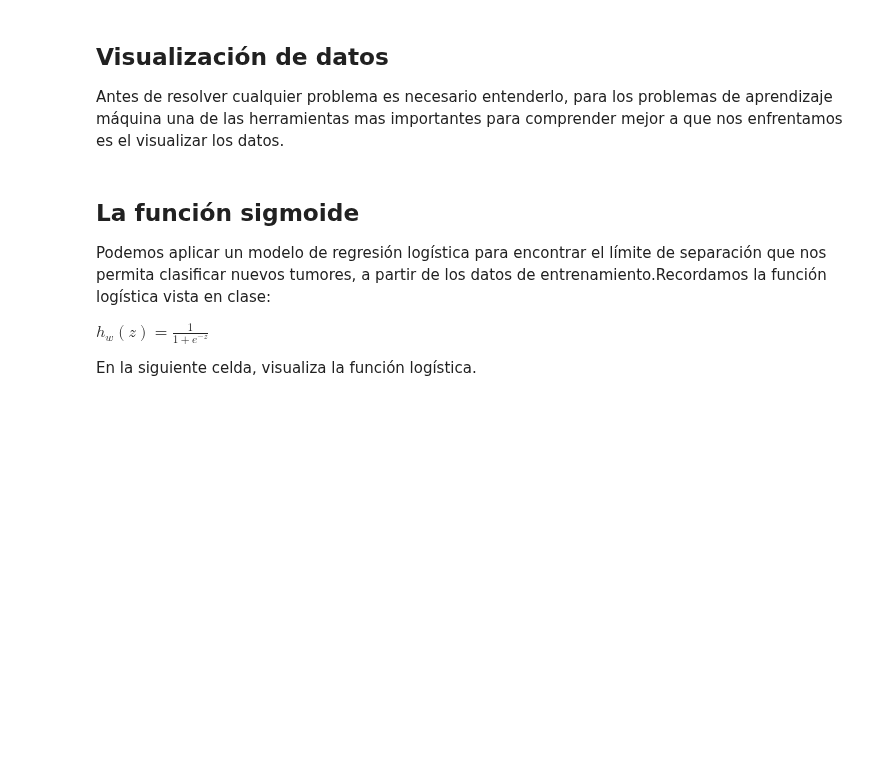
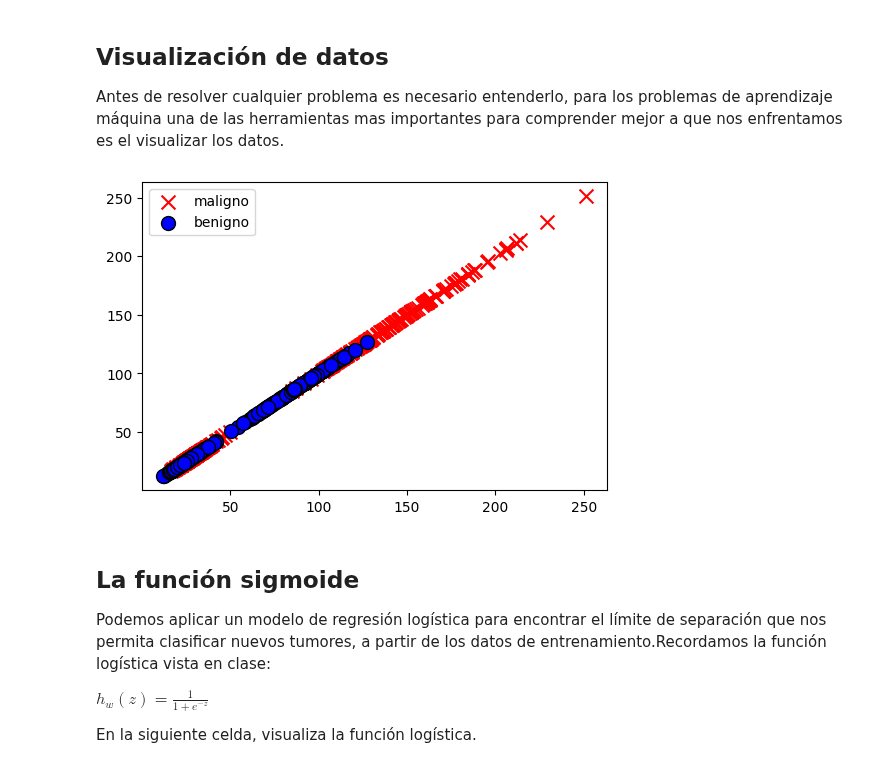
Before and after one commit to israelito123/SI24_LosCapybaros, a Jupyter notebook: src/si24/ejercicios/E04_logistic_reg/logistic_regression.ipynb, the cells around one changed output. Cells and saved outputs as stored; diff of their text form; code cells hidden in the pictures; blank space fills up the shorter version.

```diff
--- a/src/si24/ejercicios/E04_logistic_reg/logistic_regression.ipynb
+++ b/src/si24/ejercicios/E04_logistic_reg/logistic_regression.ipynb
@@ -60,36 +70,39 @@ fig, ax = plt.subplots(figsize=(6,4))
 # Pintaremos los que tienen etiqueta 0 y etiqueta 1 de distinto color
 # Muestra un máximo de dp_to_plot puntos para cada clase
 dp_to_plot = 100
 
 # Grafica los datos malignos
 malignant_entries = data_train[malignant_idcs]
 ax.scatter(
     # TODO: Ingresa los datos a graficar
     # ====== Start of solution =====
-    x=...,
-    y=...,
+    x=malignant_entries,
+    y=malignant_entries,
     # ====== End of solution =====
     s=100,
     color="r",
     marker="x",
     label="maligno"
 )
 
 # Grafica los datos benignos
 benign_entries = data_train[benign_idcs]
 ax.scatter(
     # TODO: Ingresa los datos a graficar
     # ====== Start of solution =====
-
+    x = benign_entries,
+    y = benign_entries,
     # ====== End of solution =====
     s=100,
     color="b",
     edgecolor='black',
     marker="o",
     label="benigno"
 )
 plt.legend()
 plt.show()
+# %% [output]
+[figure, added]
 # %% [markdown]
 ## La función sigmoide
 Podemos aplicar un modelo de regresión logística para encontrar el límite de separación que nos permita clasificar nuevos tumores, a partir de los datos de entrenamiento.Recordamos la función logística vista en clase:
```
Also changed, not shown: parts of 4 cells of this notebook.
